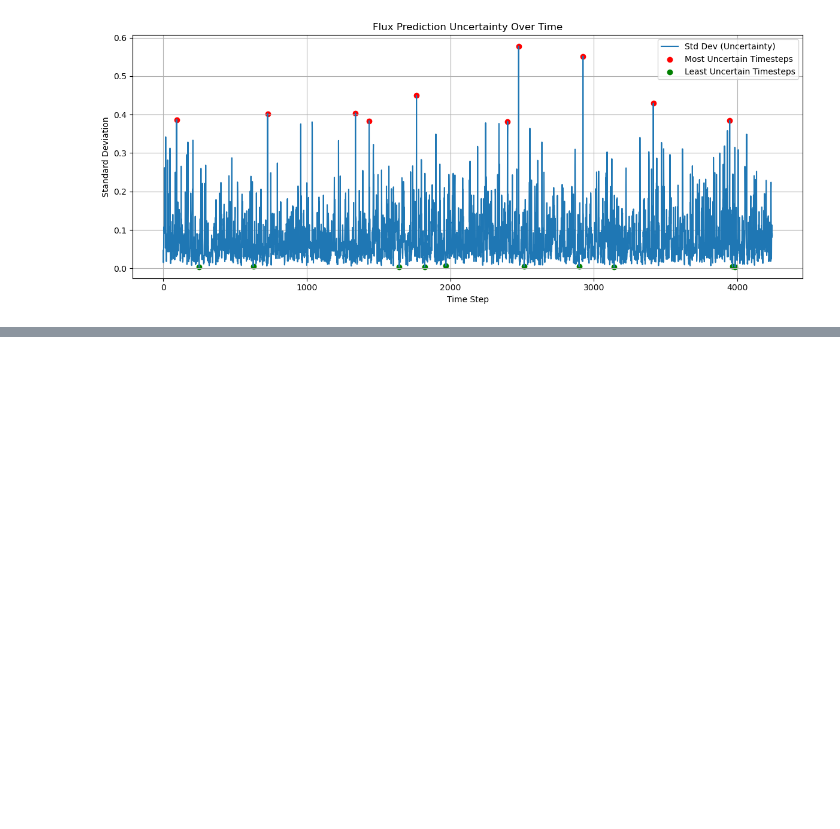
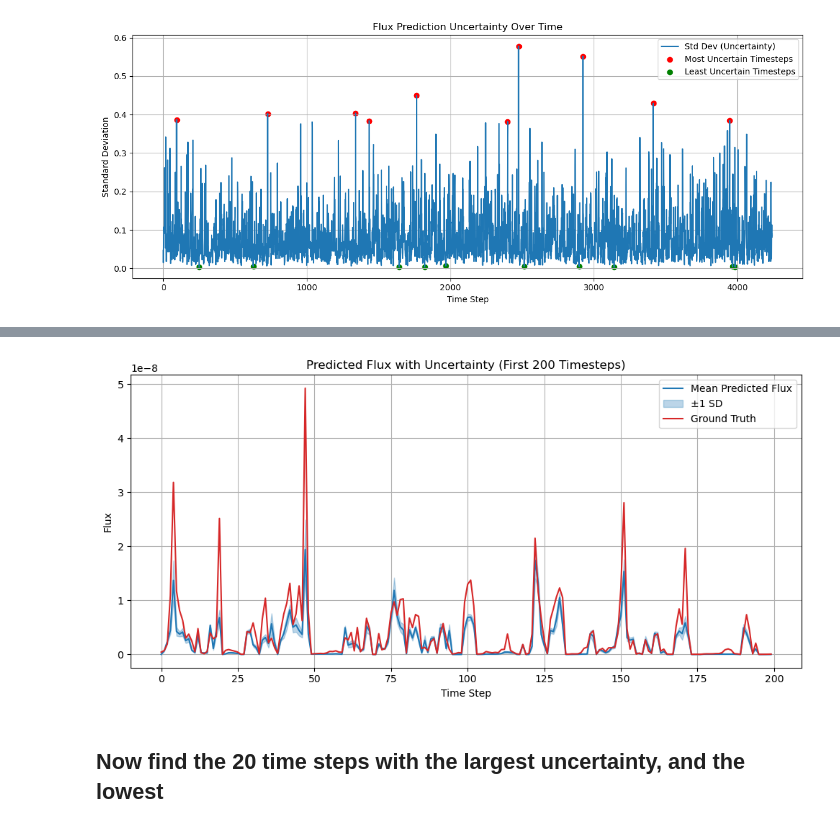
Before and after one commit to GATES-Lab/GATES_LPDM_emulator, a Jupyter notebook: notebooks/uncertainty_fluxes.ipynb, the cells around one changed output, grey strips where cells are left out. Drawn from its saved outputs; the diff is of its cells as text; code cells hidden in the pictures; blank space fills up the shorter version.

```diff
--- a/notebooks/uncertainty_fluxes.ipynb
+++ b/notebooks/uncertainty_fluxes.ipynb
@@ -904,0 +1020,39 @@ plt.show()
+# %%
+mean_flux = np.mean(pred_fluxes, axis=0)  # shape: (time,)
+std_flux = np.std(pred_fluxes, axis=0)    # shape: (time,)
+mean_true = np.mean(true_fluxes, axis=0)  # Optional: mean ground truth across models
+# %%
+# Define number of time steps to plot
+n_steps = 200
+
+# Slice data arrays
+mean_flux_subset = mean_flux[:n_steps]
+std_flux_subset = std_flux[:n_steps]
+mean_true_subset = mean_true[:n_steps]
+time = np.arange(n_steps)
+
+# Plot
+plt.figure(figsize=(10, 5))
+
+# Plot mean predicted flux with uncertainty band
+plt.plot(time, mean_flux_subset, label="Mean Predicted Flux", color="tab:blue")
+plt.fill_between(time,
+                 mean_flux_subset - std_flux_subset,
+                 mean_flux_subset + std_flux_subset,
+                 alpha=0.3, color="tab:blue", label="±1 SD")
+
+# Plot ground truth
+plt.plot(time, mean_true_subset, label="Ground Truth", color="tab:red")
+
+plt.title(f"Predicted Flux with Uncertainty (First {n_steps} Timesteps)")
+plt.xlabel("Time Step")
+plt.ylabel("Flux")
+plt.legend()
+plt.grid(True)
+plt.tight_layout()
+plt.savefig(save_path("flux_timeseries_uncertainty_true.png"))
+plt.show()
+# %% [output]
+[figure, added]
+# %% [markdown]
+## Now find the 20 time steps with the largest uncertainty, and the lowest
```
Also changed, not shown: parts of 16 cells of this notebook.
